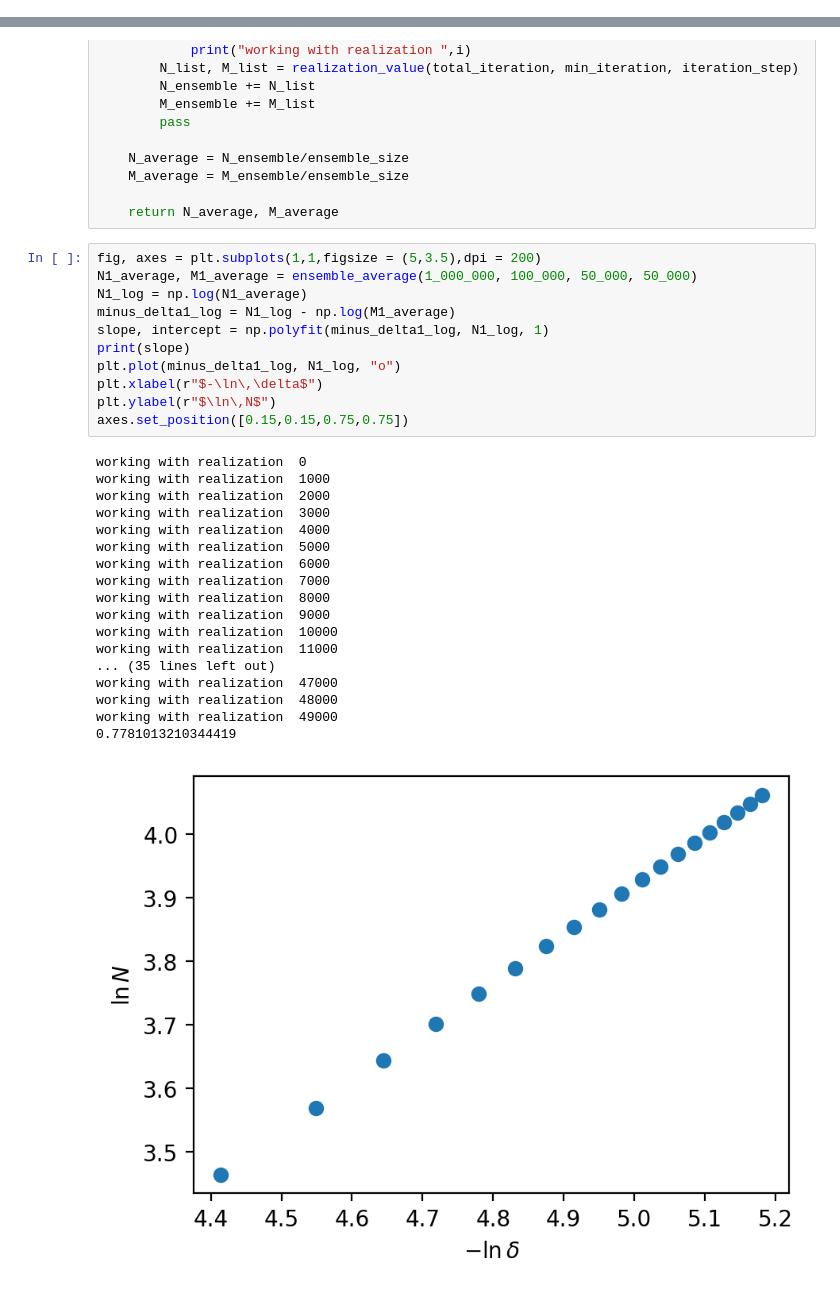
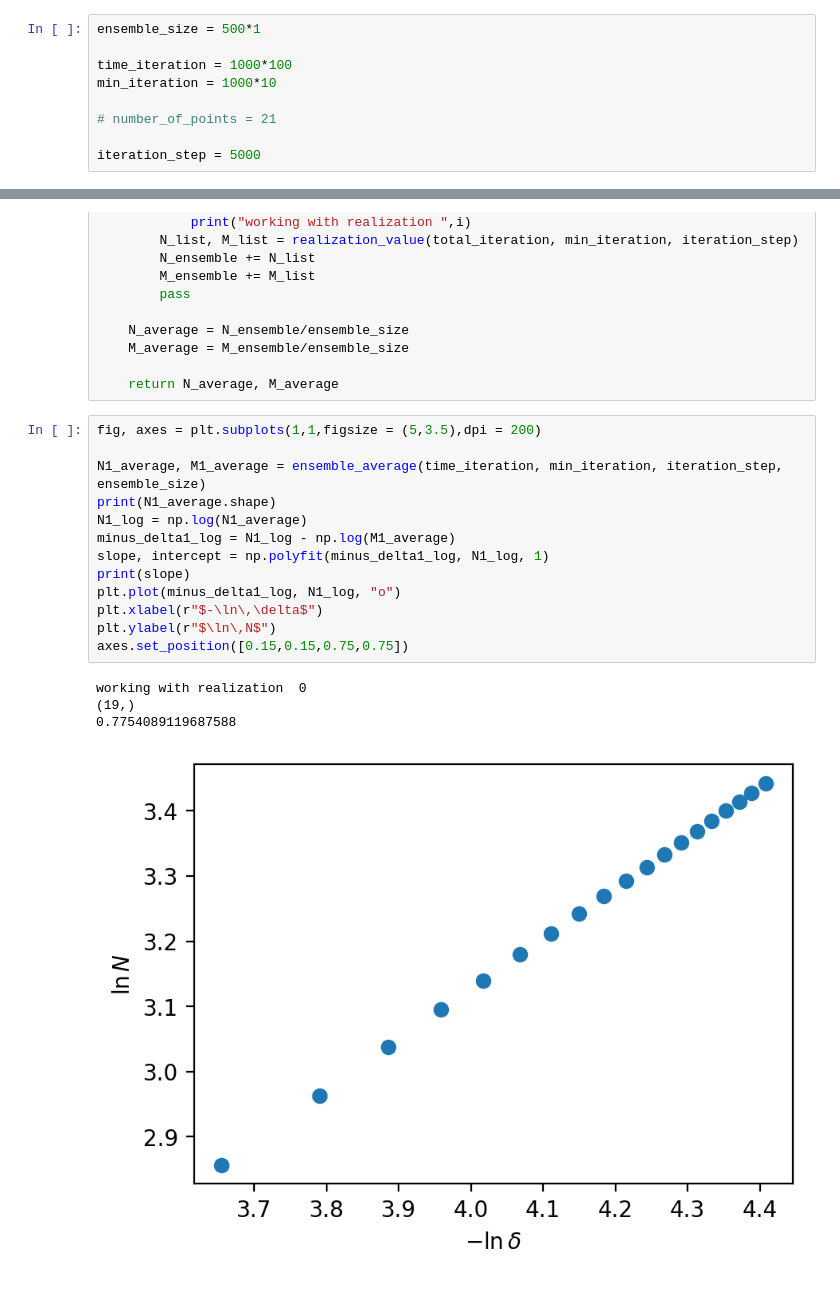
Before and after one commit to rahman-rakib/Stochastic-Fractal, a Jupyter notebook: notebooks/df_values/p_3over4/NEW_df_alpha_2.ipynb, the cells around one changed output, grey strips where cells are left out. Saved outputs shown, nothing was run; the diff lists cells and outputs as text.

```diff
--- a/notebooks/df_values/p_3over4/NEW_df_alpha_2.ipynb
+++ b/notebooks/df_values/p_3over4/NEW_df_alpha_2.ipynb
@@ -7,0 +11,9 @@ expon = 2 * alphap - 1
+# %%
+ensemble_size = 500*1
+
+time_iteration = 1000*100
+min_iteration = 1000*10
+
+# number_of_points = 21
+
+iteration_step = 5000
@@ -146,32 +184,20 @@ def ensemble_average(total_iteration, min_iteration, iteration_step, ensemble_si
     return N_average, M_average
 # %%
 fig, axes = plt.subplots(1,1,figsize = (5,3.5),dpi = 200)
-N1_average, M1_average = ensemble_average(1_000_000, 100_000, 50_000, 50_000)
+
+N1_average, M1_average = ensemble_average(time_iteration, min_iteration, iteration_step, ensemble_size)
+print(N1_average.shape)
 N1_log = np.log(N1_average)
 minus_delta1_log = N1_log - np.log(M1_average)
 slope, intercept = np.polyfit(minus_delta1_log, N1_log, 1)
 print(slope)
 plt.plot(minus_delta1_log, N1_log, "o")
 plt.xlabel(r"$-\ln\,\delta$")
 plt.ylabel(r"$\ln\,N$")
 axes.set_position([0.15,0.15,0.75,0.75])
 # %% [output]
 working with realization  0
-working with realization  1000
-working with realization  2000
-working with realization  3000
-working with realization  4000
-working with realization  5000
-working with realization  6000
-working with realization  7000
-working with realization  8000
-working with realization  9000
-working with realization  10000
-working with realization  11000
-... (35 lines left out)
-working with realization  47000
-working with realization  48000
-working with realization  49000
-0.7781013210344419
+(19,)
+0.7754089119687588
-[figure, old version]
+[figure, new version]
 # %%
```
Also changed, not shown: parts of 12 cells of this notebook, 5 other files.
